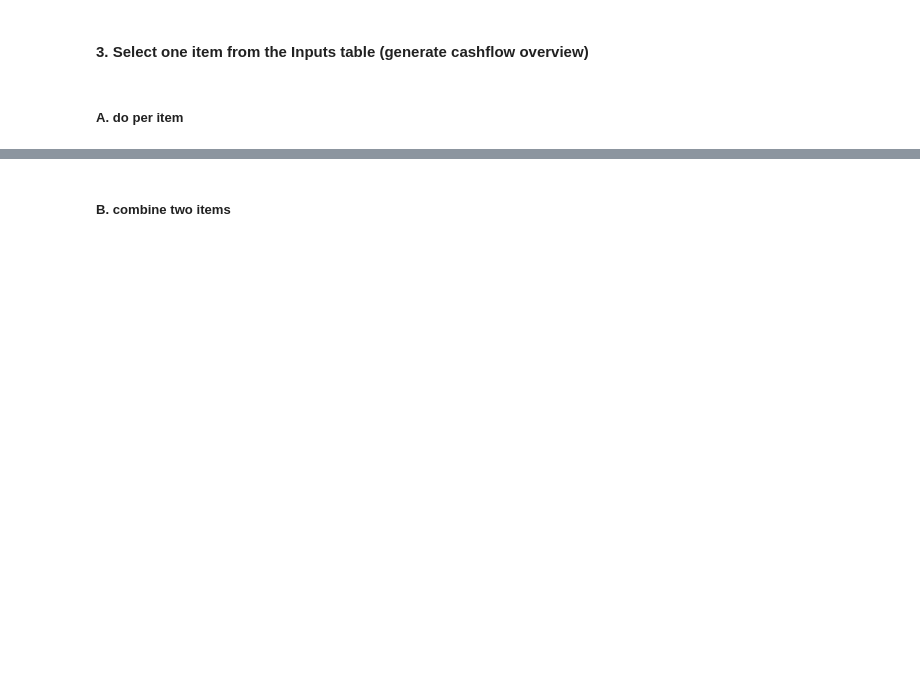
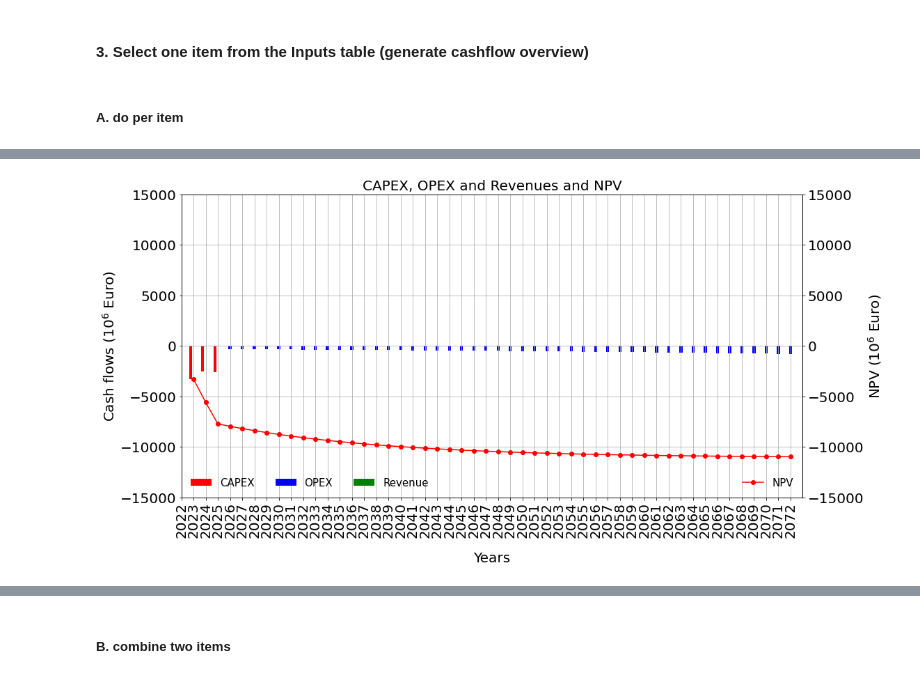
Before and after one commit to VanOord/OpenSCSim, a Jupyter notebook: From XLS to cashflow.ipynb, the cells around one changed output, grey strips where cells are left out. Saved outputs shown, nothing was run; the diff lists cells and outputs as text; code cells hidden in the pictures; blank space fills up the shorter version.

```diff
--- a/From XLS to cashflow.ipynb
+++ b/From XLS to cashflow.ipynb
@@ -246,0 +214,5 @@ Wall time: 2.94 s
+# %%
+%%time
+lims = [-15000, 15000]
+create_npv_plot(df_npv_Foundations, cash_flow_lims=lims, npv_lims=lims)
+# %% [output]
@@ -246,0 +221 @@ Wall time: 2.94 s
+[figure, added]
```
Also changed, not shown: parts of 32 cells of this notebook, 1 other file.
